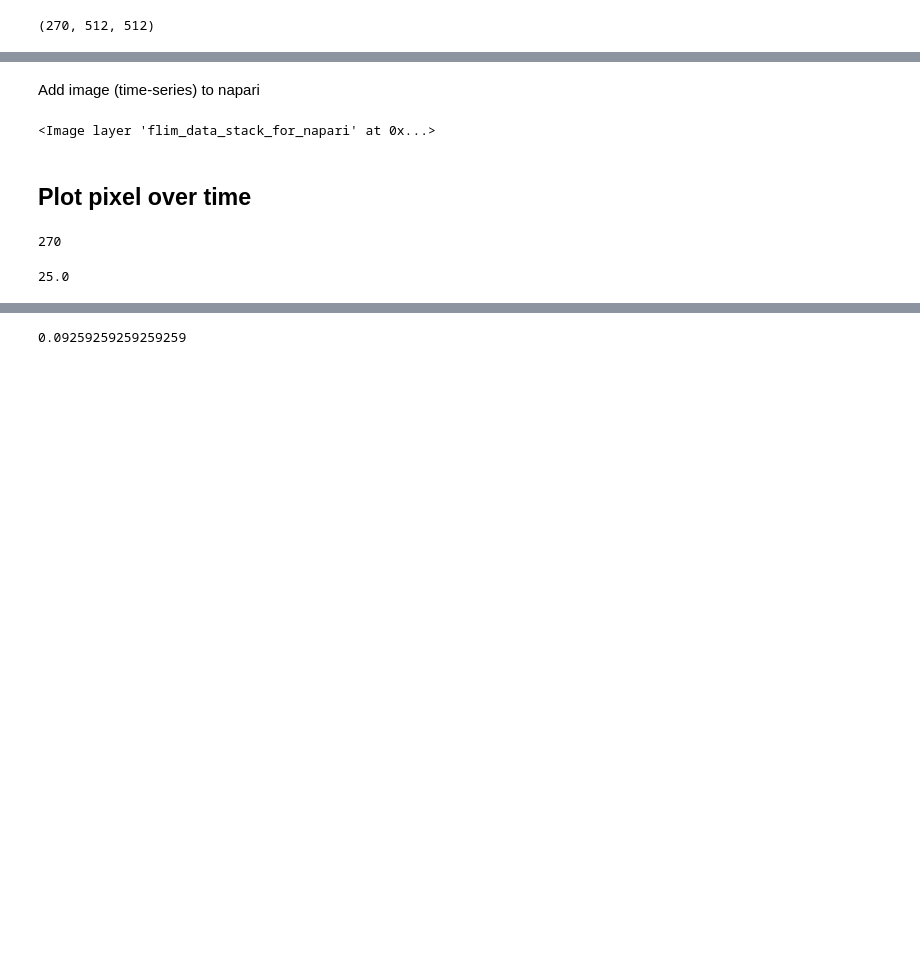
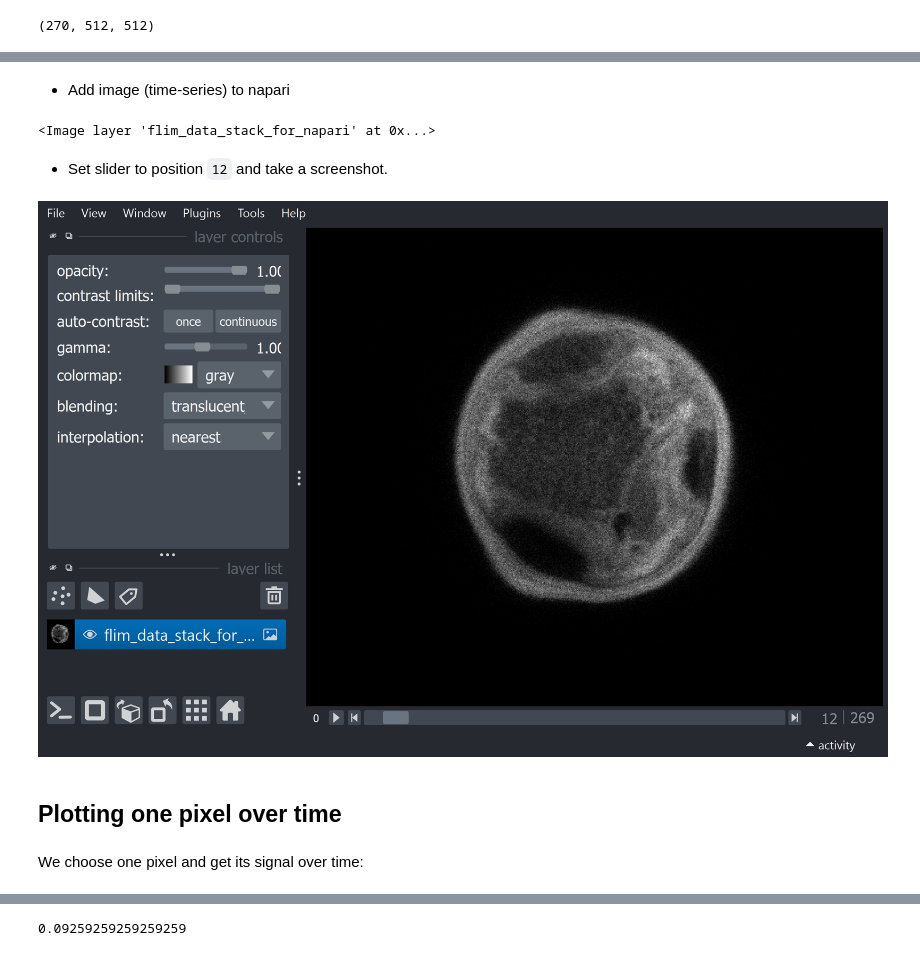
Before and after one commit to zoccoler/FLIM_analysis, a Jupyter notebook: notebooks/Open_PTU_files.ipynb, the cells around one changed output, grey strips where cells are left out. Cells and saved outputs as stored; diff of their text form; code cells hidden in the pictures; blank space fills up the shorter version.

```diff
--- a/notebooks/Open_PTU_files.ipynb
+++ b/notebooks/Open_PTU_files.ipynb
@@ -11,3 +15,3 @@ import napari
 # %%
-data_path = "C:/Users/mazo260d/Desktop/Conni_BiA_PoL/copied_for_Marcelo/single_image/raw_FLIM_data/single_FLIM_image.ptu"
+data_path = r"D:\Datasets\FLIM\ptu_files\single slice\raw_FLIM_data\single_FLIM_image.ptu"
 # data_path = "C:/Users/cblei/Desktop/miniSabb_local/FLIM_file_formats/single_FLIM_image.ptu"
@@ -91,22 +101,19 @@ WARNING: QWindowsWindow::setGeometry: Unable to set geometry 5454x2109+6+57 (fra
 # %% [markdown]
-Add image (time-series) to napari
+- Add image (time-series) to napari
 # %%
 viewer.add_image(flim_data_stack_for_napari)
 # %% [output]
 <Image layer 'flim_data_stack_for_napari' at 0x...>
+# %% [markdown]
+- Set slider to position `12` and take a screenshot.
+# %%
+viewer.dims.current_step = [12, 256, 256]
+nbscreenshot(viewer)
+# %% [output]
+[figure, added]
 # %% [markdown]
-## Plot pixel over time
+## Plotting one pixel over time
-# %%
-total_time_points = flim_data_stack_for_napari.shape[0]
-total_time_points
-# %% [output]
-270
-# %%
-laser_frequency = 40 # MHz
-laser_time_window = 1 / (laser_frequency * 10**6)
-laser_time_window_ns = laser_time_window * 10**9
-laser_time_window_ns
-# %% [output]
-25.0
+# %% [markdown]
+We choose one pixel and get its signal over time:
 # %%
 pixel = flim_data_stack_for_napari[:,150,150]
```
Also changed, not shown: parts of 33 cells of this notebook.
